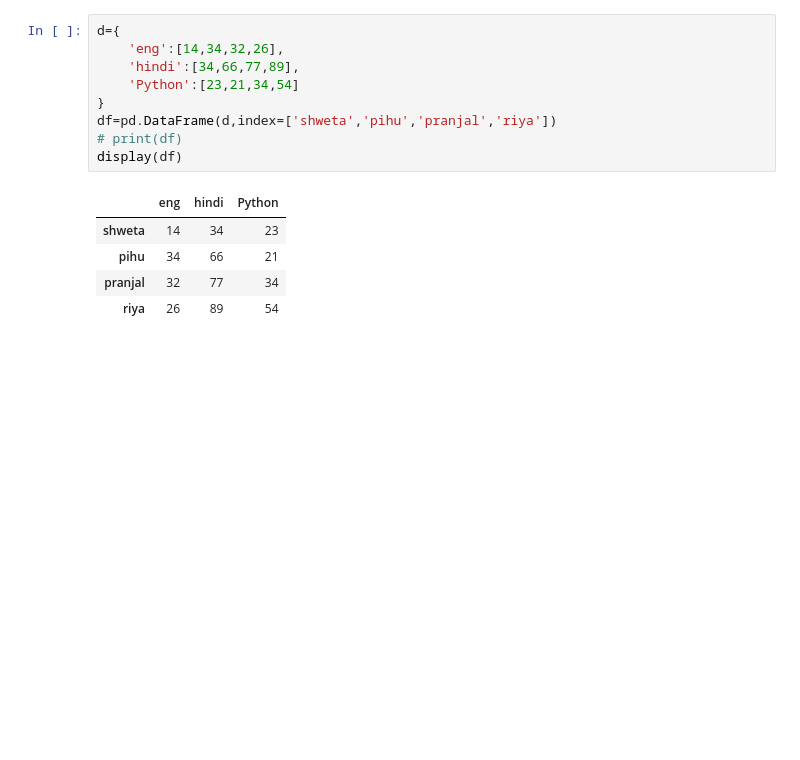
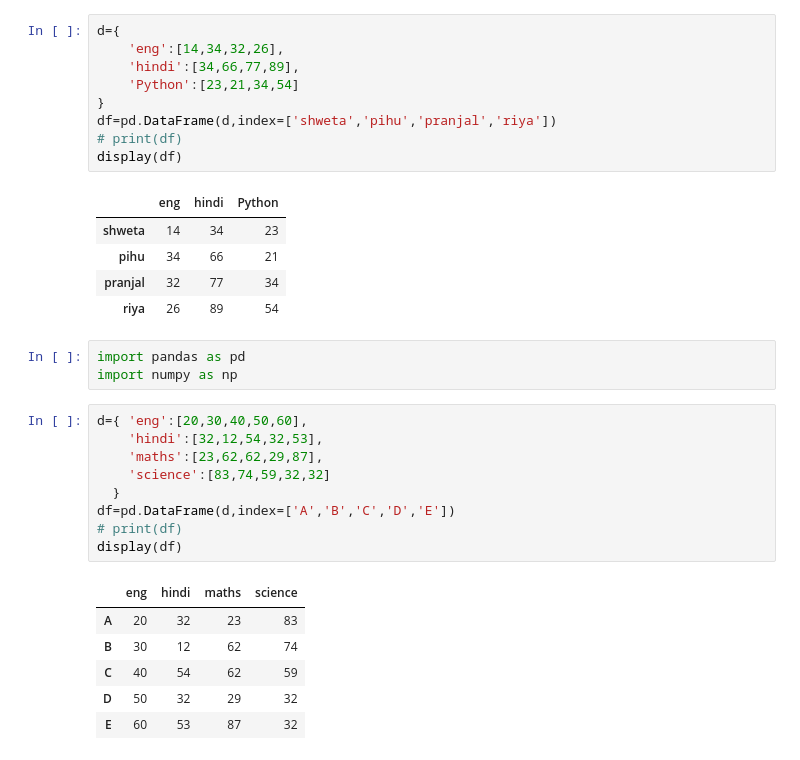
Before and after one commit to shwetas-byte/python_libraries, a Jupyter notebook: Panda/day1.ipynb, the cells around one changed output. Drawn from its saved outputs; the diff is of its cells as text; blank space fills up the shorter version.

```diff
--- a/Panda/day1.ipynb
+++ b/Panda/day1.ipynb
@@ -130,3 +130,22 @@ display(df)
 | pihu | 34 | 66 | 21 |
 | pranjal | 32 | 77 | 34 |
 | riya | 26 | 89 | 54 |
+# %%
+import pandas as pd
+import numpy as np
+# %%
+d={ 'eng':[20,30,40,50,60],
+    'hindi':[32,12,54,32,53],
+    'maths':[23,62,62,29,87],
+    'science':[83,74,59,32,32]
+  }
+df=pd.DataFrame(d,index=['A','B','C','D','E'])
+# print(df)
+display(df)
+# %% [output]
+|  | eng | hindi | maths | science |
+| A | 20 | 32 | 23 | 83 |
+| B | 30 | 12 | 62 | 74 |
+| C | 40 | 54 | 62 | 59 |
+| D | 50 | 32 | 29 | 32 |
+| E | 60 | 53 | 87 | 32 |
```
Also changed, not shown: parts of 14 cells of this notebook.
